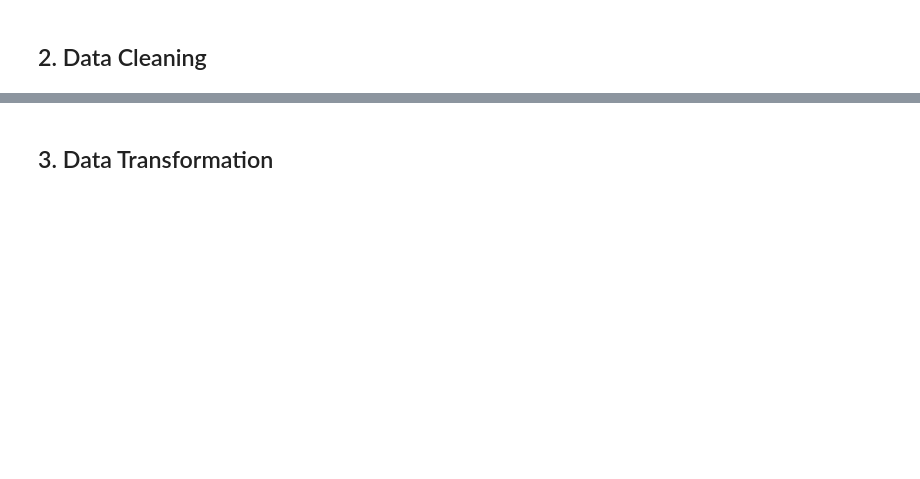
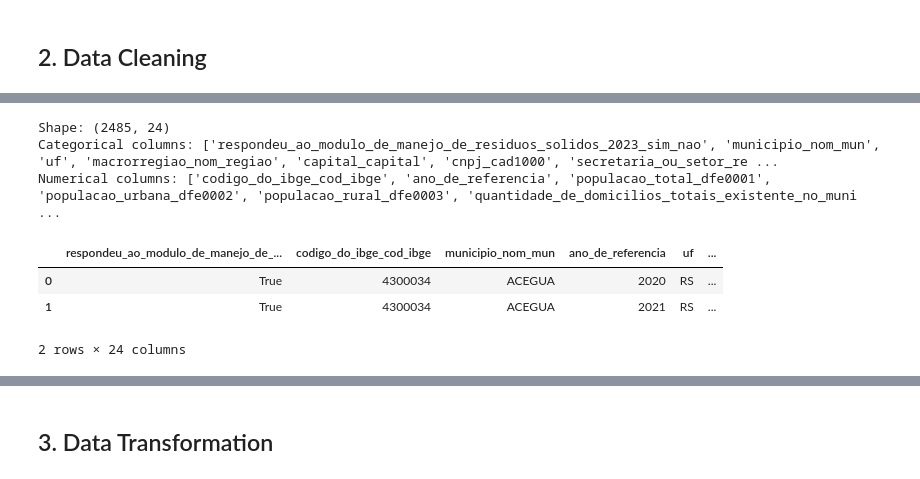
Before and after one commit to gabrielacmacc/cd-trabfinal, a Jupyter notebook: notebooks/dengue.ipynb, the cells around one changed output, grey strips where cells are left out. Drawn from its saved outputs; the diff is of its cells as text; code cells hidden in the pictures; blank space fills up the shorter version.

```diff
--- a/notebooks/dengue.ipynb
+++ b/notebooks/dengue.ipynb
@@ -97,18 +152,27 @@ dengue_clean.head(2)
 # %%
 snis_sinisa_clean = (
     snis_sinisa
     .pipe(normalize_column_names)
     .pipe(cast_br_numeric_columns)
     .pipe(cast_sim_nao)
-    .pipe(handle_missing)
-    .pipe(drop_columns, [])
+    .assign(
+        municipio_nom_mun=lambda df: normalize_city_name(fix_mojibake(df["municipio_nom_mun"]))
+    )
 )
 
 cat_snis_sinisa, num_snis_sinisa = split_categorical_numerical(snis_sinisa_clean)
 print("Shape:", snis_sinisa_clean.shape)
 print("Categorical columns:", cat_snis_sinisa.columns.tolist())
 print("Numerical columns:", num_snis_sinisa.columns.tolist())
 snis_sinisa_clean.head(2)
+# %% [output]
+Shape: (2485, 24)
+Categorical columns: ['respondeu_ao_modulo_de_manejo_de_residuos_solidos_2023_sim_nao', 'municipio_nom_mun', 'uf', 'macrorregiao_nom_regiao', 'capital_capital', 'cnpj_cad1000', 'secretaria_ou_setor_re ...
+Numerical columns: ['codigo_do_ibge_cod_ibge', 'ano_de_referencia', 'populacao_total_dfe0001', 'populacao_urbana_dfe0002', 'populacao_rural_dfe0003', 'quantidade_de_domicilios_totais_existente_no_muni ...
+|  | respondeu_ao_modulo_de_manejo_de_... | codigo_do_ibge_cod_ibge | municipio_nom_mun | ano_de_referencia | uf | ... |
+| 0 | True | 4300034 | ACEGUA | 2020 | RS | ... |
+| 1 | True | 4300034 | ACEGUA | 2021 | RS | ... |
+2 rows × 24 columns
 # %%
 # Remover códigos numéricos dos nomes de colunas e manter apenas colunas com texto legível
 snis_sinisa_clean = snis_sinisa_clean.rename(columns=lambda c: c
```
Also changed, not shown: parts of 54 cells of this notebook.
